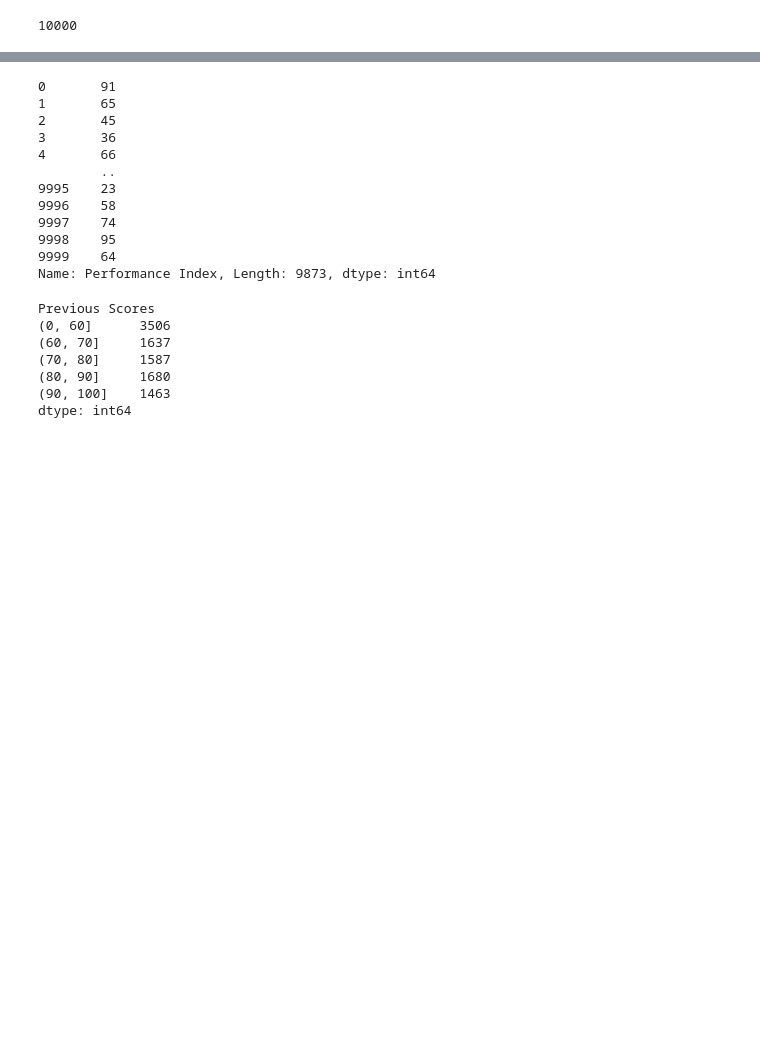
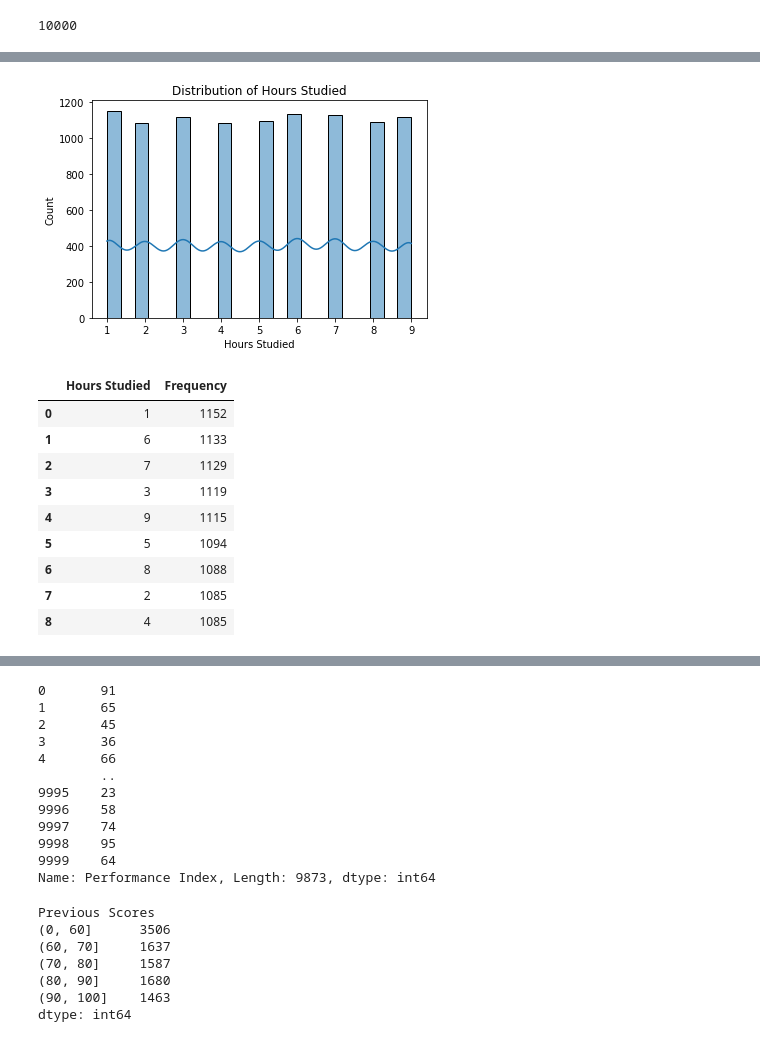
Before and after one commit to LinaAlkhadhiri/SWE485-project-Group-1, a Jupyter notebook: SWE485 project - Group 1.ipynb, the cells around one changed output, grey strips where cells are left out. Cells and saved outputs as stored; diff of their text form; code cells hidden in the pictures; blank space fills up the shorter version.

```diff
--- a/SWE485 project - Group 1.ipynb
+++ b/SWE485 project - Group 1.ipynb
@@ -144,0 +101,28 @@ dtype: float64
+# %%
+def variable_distribution_table(data, column_name):
+    # Calculate frequency of values in the specified column
+    frequency_table = data[column_name].value_counts().reset_index()
+    frequency_table.columns = [column_name, 'Frequency']
+    return frequency_table
+
+def plot_histogram(data, column_name):
+    # Create a histogram plot using Seaborn
+    sns.histplot(data[column_name], kde=True)
+    plt.title(f'Distribution of {column_name}')
+    plt.show()
+# %%
+# Variable distributions for (Hours Studied)
+plot_histogram(student_performance, 'Hours Studied')
+variable_distribution_table(student_performance, 'Hours Studied')
+# %% [output]
+[figure, added]
+|  | Hours Studied | Frequency |
+| 0 | 1 | 1152 |
+| 1 | 6 | 1133 |
+| 2 | 7 | 1129 |
+| 3 | 3 | 1119 |
+| 4 | 9 | 1115 |
+| 5 | 5 | 1094 |
+| 6 | 8 | 1088 |
+| 7 | 2 | 1085 |
+| 8 | 4 | 1085 |
```
Also changed, not shown: parts of 18 cells of this notebook.
